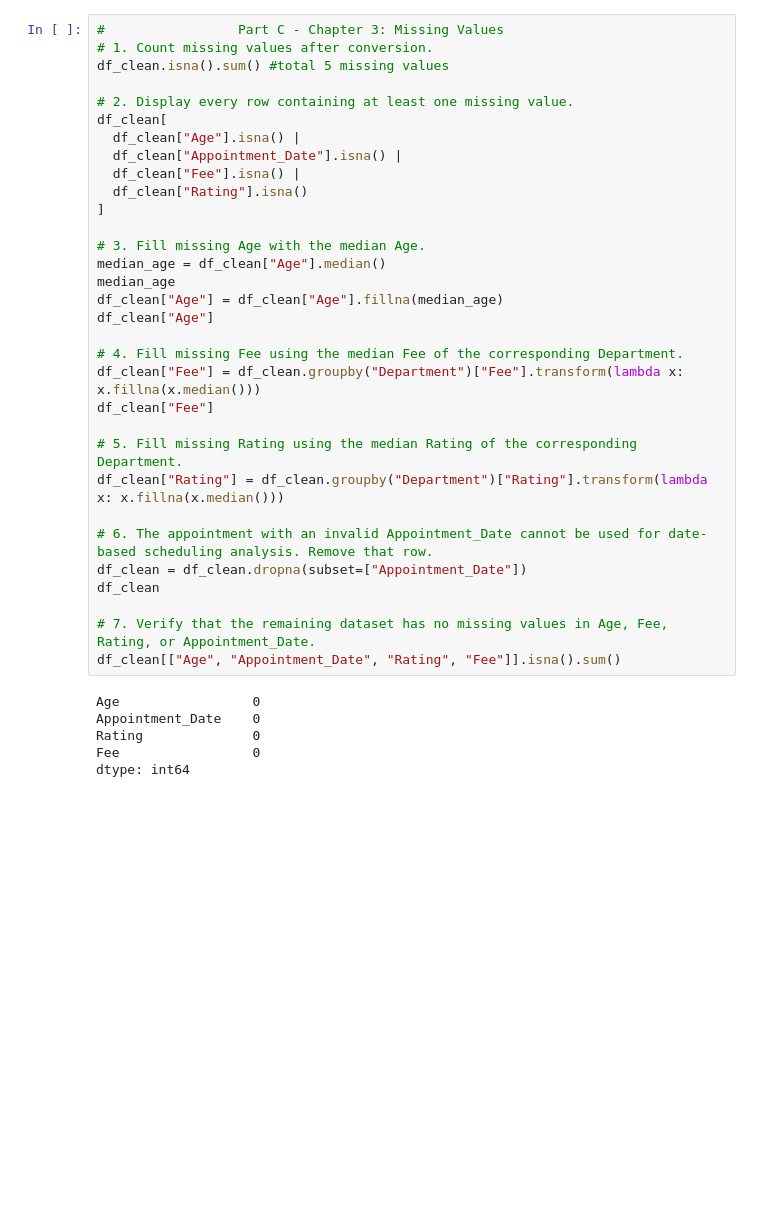
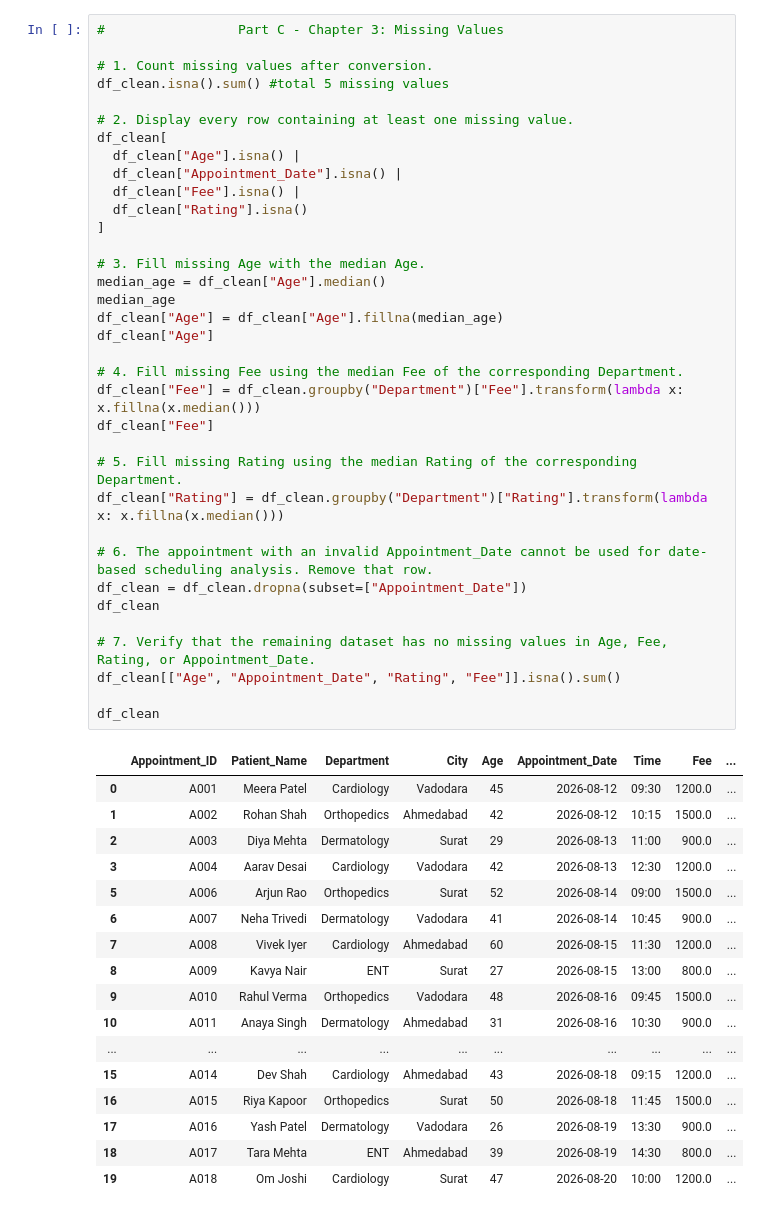
Before and after one commit to Karan74x/DataScience-Lab, a Jupyter notebook: CASE 3/case3.ipynb, the cells around one changed output. Drawn from its saved outputs; the diff is of its cells as text; blank space fills up the shorter version.

```diff
--- a/CASE 3/case3.ipynb
+++ b/CASE 3/case3.ipynb
@@ -126,39 +126,54 @@ df_clean
 | 19 | A018 | Om Joshi | Cardiology | Surat | 47 | 2026-08-20 | 10:00 | 1200.0 | ... |
 # %%
 #                 Part C - Chapter 3: Missing Values
+
 # 1. Count missing values after conversion.
 df_clean.isna().sum() #total 5 missing values
 
 # 2. Display every row containing at least one missing value.
 df_clean[
   df_clean["Age"].isna() |
   df_clean["Appointment_Date"].isna() |
   df_clean["Fee"].isna() |
   df_clean["Rating"].isna()
 ]
 
 # 3. Fill missing Age with the median Age.
 median_age = df_clean["Age"].median()
 median_age
 df_clean["Age"] = df_clean["Age"].fillna(median_age)
 df_clean["Age"]
 
 # 4. Fill missing Fee using the median Fee of the corresponding Department.
 df_clean["Fee"] = df_clean.groupby("Department")["Fee"].transform(lambda x: x.fillna(x.median()))
 df_clean["Fee"]
 
 # 5. Fill missing Rating using the median Rating of the corresponding Department.
 df_clean["Rating"] = df_clean.groupby("Department")["Rating"].transform(lambda x: x.fillna(x.median()))
 
 # 6. The appointment with an invalid Appointment_Date cannot be used for date-based scheduling analysis. Remove that row.
 df_clean = df_clean.dropna(subset=["Appointment_Date"])
 df_clean
 
 # 7. Verify that the remaining dataset has no missing values in Age, Fee, Rating, or Appointment_Date.
 df_clean[["Age", "Appointment_Date", "Rating", "Fee"]].isna().sum()
+
+df_clean
 # %% [output]
-Age                 0
-Appointment_Date    0
-Rating              0
-Fee                 0
-dtype: int64
+|  | Appointment_ID | Patient_Name | Department | City | Age | Appointment_Date | Time | Fee | ... |
+| 0 | A001 | Meera Patel | Cardiology | Vadodara | 45 | 2026-08-12 | 09:30 | 1200.0 | ... |
+| 1 | A002 | Rohan Shah | Orthopedics | Ahmedabad | 42 | 2026-08-12 | 10:15 | 1500.0 | ... |
+| 2 | A003 | Diya Mehta | Dermatology | Surat | 29 | 2026-08-13 | 11:00 | 900.0 | ... |
+| 3 | A004 | Aarav Desai | Cardiology | Vadodara | 42 | 2026-08-13 | 12:30 | 1200.0 | ... |
+| 5 | A006 | Arjun Rao | Orthopedics | Surat | 52 | 2026-08-14 | 09:00 | 1500.0 | ... |
+| 6 | A007 | Neha Trivedi | Dermatology | Vadodara | 41 | 2026-08-14 | 10:45 | 900.0 | ... |
+| 7 | A008 | Vivek Iyer | Cardiology | Ahmedabad | 60 | 2026-08-15 | 11:30 | 1200.0 | ... |
+| 8 | A009 | Kavya Nair | ENT | Surat | 27 | 2026-08-15 | 13:00 | 800.0 | ... |
+| 9 | A010 | Rahul Verma | Orthopedics | Vadodara | 48 | 2026-08-16 | 09:45 | 1500.0 | ... |
+| 10 | A011 | Anaya Singh | Dermatology | Ahmedabad | 31 | 2026-08-16 | 10:30 | 900.0 | ... |
+| ... | ... | ... | ... | ... | ... | ... | ... | ... | ... |
+| 15 | A014 | Dev Shah | Cardiology | Ahmedabad | 43 | 2026-08-18 | 09:15 | 1200.0 | ... |
+| 16 | A015 | Riya Kapoor | Orthopedics | Surat | 50 | 2026-08-18 | 11:45 | 1500.0 | ... |
+| 17 | A016 | Yash Patel | Dermatology | Vadodara | 26 | 2026-08-19 | 13:30 | 900.0 | ... |
+| 18 | A017 | Tara Mehta | ENT | Ahmedabad | 39 | 2026-08-19 | 14:30 | 800.0 | ... |
+| 19 | A018 | Om Joshi | Cardiology | Surat | 47 | 2026-08-20 | 10:00 | 1200.0 | ... |
```
Also changed, not shown: parts of 1 cell of this notebook.
